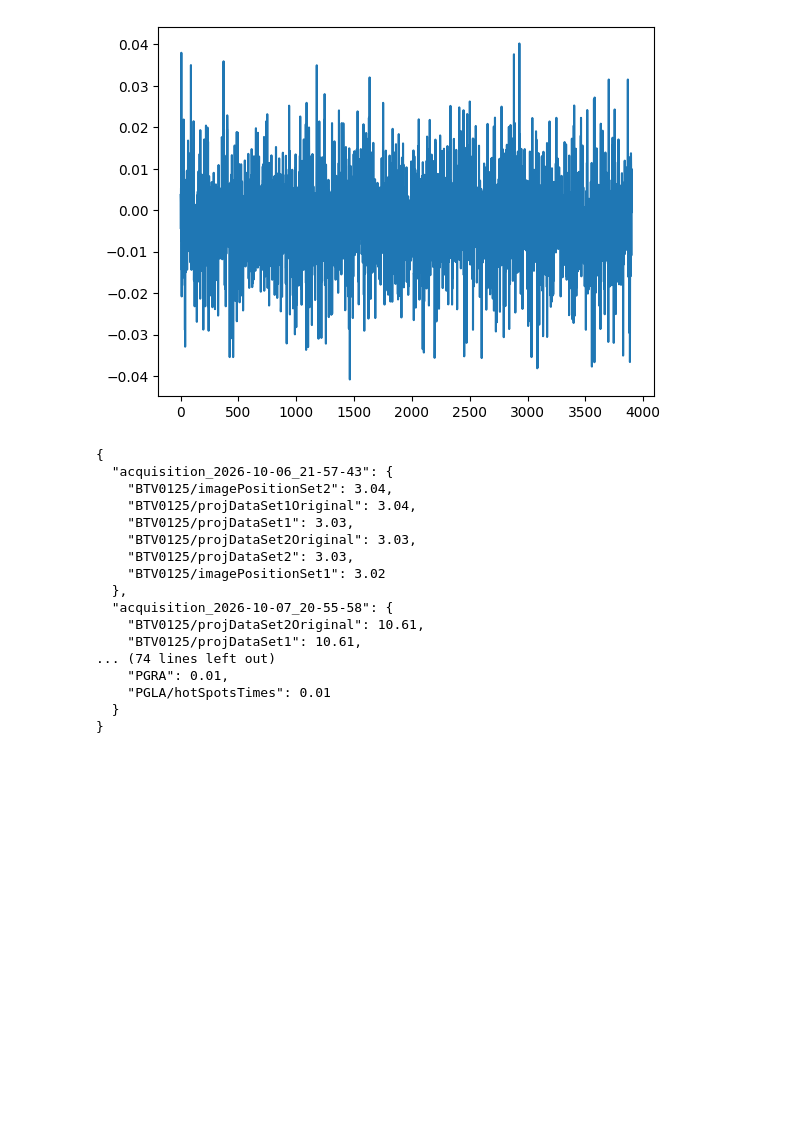
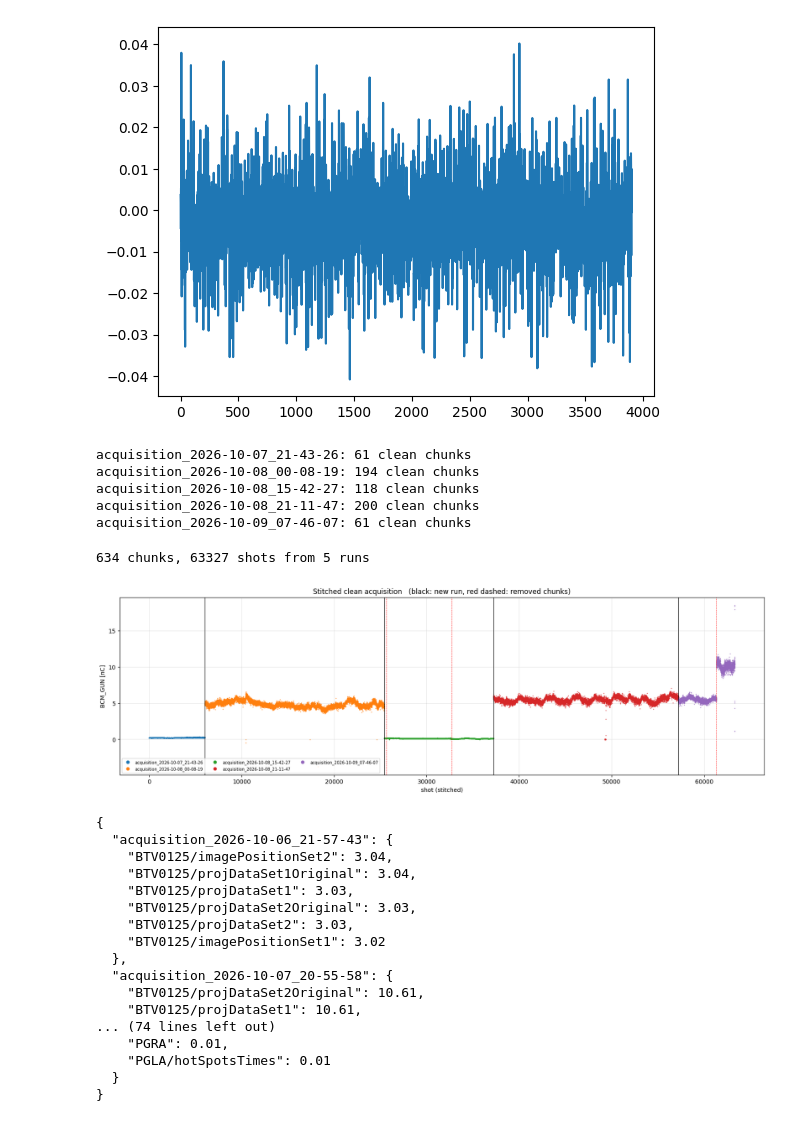
Before and after one commit to aghribi/artifact-hackathon-2026, a Jupyter notebook: challenges/optimisation/fast-approximate/notebooks/07_data_review_and_labelling.ipynb, the cells around one changed output. Drawn from its saved outputs; the diff is of its cells as text; code cells hidden in the pictures; blank space fills up the shorter version.

Commit message:
Add data stitching

```diff
--- a/challenges/optimisation/fast-approximate/notebooks/07_data_review_and_labelling.ipynb
+++ b/challenges/optimisation/fast-approximate/notebooks/07_data_review_and_labelling.ipynb
@@ -165,6 +167,77 @@ plt.plot( q[10500:14400] )
 # %% [output]
 [<matplotlib.lines.Line2D at 0x...>]
 [figure]
+# %%
+import tomllib
+
+
+def clean_chunks(cuts_file="../config/CLEAN_CUTS.toml", root=DATA_ROOT):
+    """{run: [chunk paths to use]} from the CLEAN_CUTS file; warns about listed chunks that do not exist."""
+    with open(cuts_file, "rb") as f:
+        cuts = tomllib.load(f)
+    out = {}
+    for run, spec in cuts.items():
+        files = {int(p.stem[6:]): p for p in sorted((root / run / "h5").glob("chunk_*.h5"))}
+        if spec["keep"] == "all":
+            wanted = sorted(files)
+        else:
+            wanted = [i for a, b in spec["keep"] for i in range(a, b + 1)]
+        absent = [i for i in wanted if i not in files]
+        if absent:
+            print(f"{run}: listed but not found: chunks {absent}")
+        out[run] = [files[i] for i in wanted if i in files]
+    return out
+
+
+clean = clean_chunks()
+for run, chunks in clean.items():
+    print(f"{run}: {len(chunks)} clean chunks")
+# %% [output]
+acquisition_2026-10-07_21-43-26: 61 clean chunks
+acquisition_2026-10-08_00-08-19: 194 clean chunks
+acquisition_2026-10-08_15-42-27: 118 clean chunks
+acquisition_2026-10-08_21-11-47: 200 clean chunks
+acquisition_2026-10-09_07-46-07: 61 clean chunks
+# %%
+def stitch(clean):
+    """One virtual acquisition from the clean chunks of all runs, in run order. Per-shot run and chunk labels."""
+    files, run_of, chunk_of = [], [], []
+    for run in sorted(clean):
+        for p in clean[run]:
+            with h5py.File(p, "r") as f:
+                n = int(f.attrs["n_shots"])
+            files.append(p)
+            run_of += [run] * n
+            chunk_of += [int(p.stem[6:])] * n
+    run_of, chunk_of = np.array(run_of), np.array(chunk_of)
+    new_run = np.flatnonzero(run_of[1:] != run_of[:-1]) + 1                  # first shot of the next run
+    cut = np.flatnonzero((run_of[1:] == run_of[:-1]) & ~np.isin(np.diff(chunk_of), (0, 1))) + 1  # removed chunks in between
+    return {"files": files, "run": run_of, "chunk": chunk_of, "new_run": new_run, "cut": cut}
+
+
+st = stitch(clean)
+q = load_dataset(st["files"], "BCM_GUN")
+x = np.arange(len(q))
+print(f"{len(st['files'])} chunks, {len(q)} shots from {len(clean)} runs")
+
+fig, ax = plt.subplots(figsize=(16, 5), constrained_layout=True)
+for i, run in enumerate(sorted(clean)):
+    m = st["run"] == run
+    ax.plot(x[m], q[m], ".", ms=1, color=f"C{i % 10}", label=run)
+for b in st["new_run"]:
+    ax.axvline(b, color="k", lw=0.8)
+for b in st["cut"]:
+    ax.axvline(b, color="r", lw=0.6, ls="--")
+ax.set_xlabel("shot (stitched)")
+ax.set_ylabel("BCM_GUN [nC]")
+ax.set_title("Stitched clean acquisition   (black: new run, red dashed: removed chunks)")
+ax.legend(fontsize=7, markerscale=10, ncol=3, loc="lower left")
+ax.grid(alpha=0.3)
+fig.savefig("stitched_bcm.png", dpi=150, bbox_inches="tight")
+plt.show()
+# %% [output]
+634 chunks, 63327 shots from 5 runs
+[figure, added]
 # %%
 import json
 from collections import Counter
```
Also changed, not shown: parts of 2 cells of this notebook, 2 other files.
